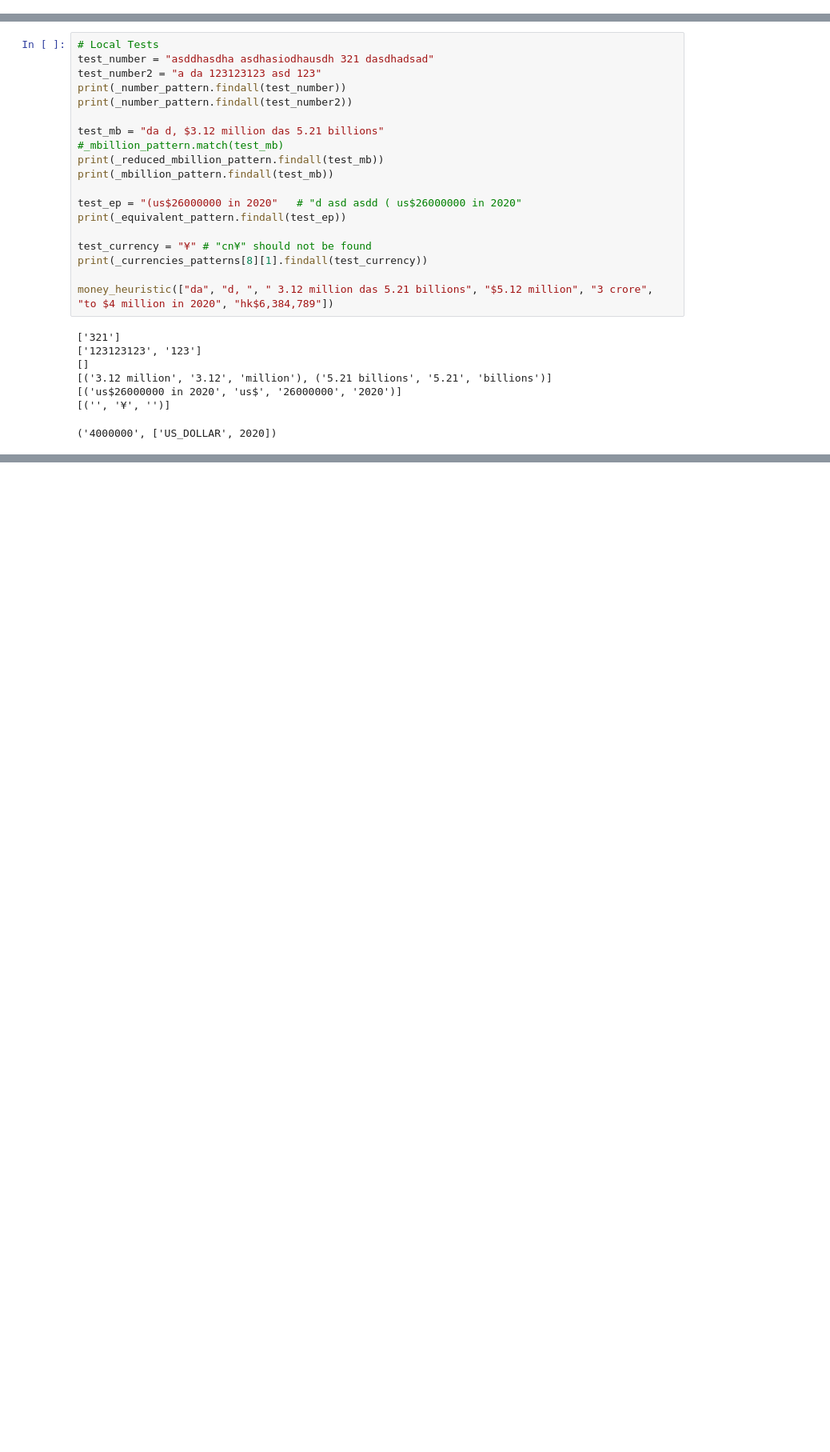
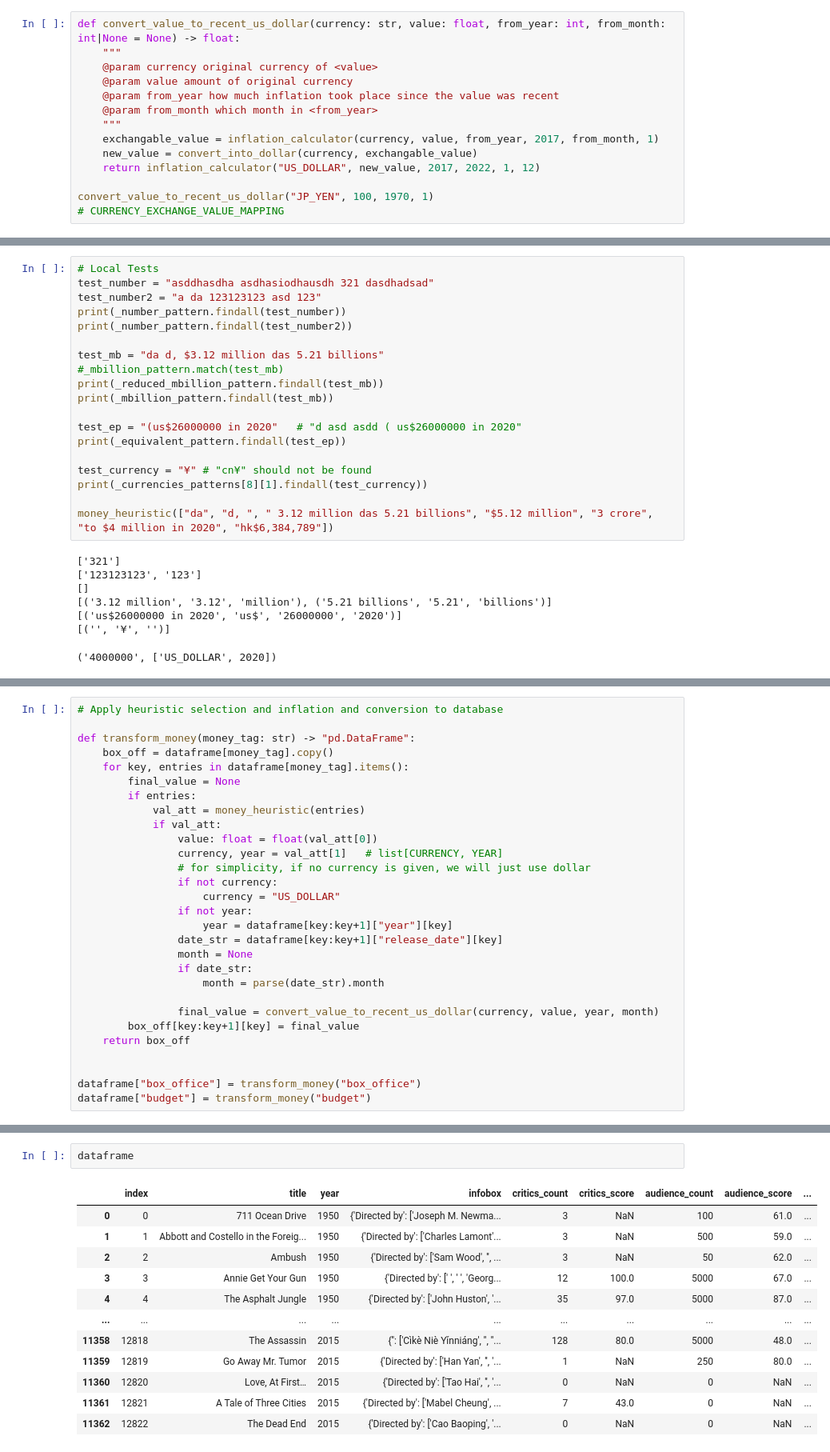
Before and after one commit to Benno49/data-literacy-project, a Jupyter notebook: src/movies/filter/filter_dev.ipynb, the cells around one changed output, grey strips where cells are left out. Shown at 80% size. Cells and saved outputs as stored; diff of their text form; blank space fills up the shorter version.

Commit message:
add conversion rates, insert new values in dataframe

```diff
--- a/src/movies/filter/filter_dev.ipynb
+++ b/src/movies/filter/filter_dev.ipynb
@@ -517,0 +568,14 @@ KeyError: 'Year'
+# %%
+def convert_value_to_recent_us_dollar(currency: str, value: float, from_year: int, from_month: int|None = None) -> float:
+    """
+    @param currency original currency of <value>
+    @param value amount of original currency
+    @param from_year how much inflation took place since the value was recent
+    @param from_month which month in <from_year>
+    """
+    exchangable_value = inflation_calculator(currency, value, from_year, 2017, from_month, 1)
+    new_value = convert_into_dollar(currency, exchangable_value)
+    return inflation_calculator("US_DOLLAR", new_value, 2017, 2022, 1, 12)
+
+convert_value_to_recent_us_dollar("JP_YEN", 100, 1970, 1)
+# CURRENCY_EXCHANGE_VALUE_MAPPING
@@ -831,0 +851,29 @@ inflation_table
+# %%
+# Apply heuristic selection and inflation and conversion to database
+
+def transform_money(money_tag: str) -> "pd.DataFrame":
+    box_off = dataframe[money_tag].copy()
+    for key, entries in dataframe[money_tag].items():
+        final_value = None
+        if entries:
+            val_att = money_heuristic(entries)
+            if val_att:
+                value: float = float(val_att[0])
+                currency, year = val_att[1]   # list[CURRENCY, YEAR]
+                # for simplicity, if no currency is given, we will just use dollar
+                if not currency:
+                    currency = "US_DOLLAR"
+                if not year:
+                    year = dataframe[key:key+1]["year"][key]
+                date_str = dataframe[key:key+1]["release_date"][key]
+                month = None
+                if date_str:
+                    month = parse(date_str).month
+
+                final_value = convert_value_to_recent_us_dollar(currency, value, year, month)
+        box_off[key:key+1][key] = final_value
+    return box_off
+
+
+dataframe["box_office"] = transform_money("box_office")
+dataframe["budget"] = transform_money("budget")
@@ -831,0 +882,15 @@ inflation_table
+# %%
+dataframe
+# %% [output]
+|  | index | title | year | infobox | critics_count | critics_score | audience_count | audience_score | ... |
+| 0 | 0 | 711 Ocean Drive | 1950 | {'Directed by': ['Joseph M. Newma... | 3 | NaN | 100 | 61.0 | ... |
+| 1 | 1 | Abbott and Costello in the Foreig... | 1950 | {'Directed by': ['Charles Lamont'... | 3 | NaN | 500 | 59.0 | ... |
+| 2 | 2 | Ambush | 1950 | {'Directed by': ['Sam Wood', '', ... | 3 | NaN | 50 | 62.0 | ... |
+| 3 | 3 | Annie Get Your Gun | 1950 | {'Directed by': [' ', ' ', 'Georg... | 12 | 100.0 | 5000 | 67.0 | ... |
+| 4 | 4 | The Asphalt Jungle | 1950 | {'Directed by': ['John Huston', '... | 35 | 97.0 | 5000 | 87.0 | ... |
+| ... | ... | ... | ... | ... | ... | ... | ... | ... | ... |
+| 11358 | 12818 | The Assassin | 2015 | {'': ['Cìkè Niè Yǐnniáng', '', ''... | 128 | 80.0 | 5000 | 48.0 | ... |
+| 11359 | 12819 | Go Away Mr. Tumor | 2015 | {'Directed by': ['Han Yan', '', '... | 1 | NaN | 250 | 80.0 | ... |
+| 11360 | 12820 | Love, At First… | 2015 | {'Directed by': ['Tao Hai', '', '... | 0 | NaN | 0 | NaN | ... |
+| 11361 | 12821 | A Tale of Three Cities | 2015 | {'Directed by': ['Mabel Cheung', ... | 7 | 43.0 | 0 | NaN | ... |
+| 11362 | 12822 | The Dead End | 2015 | {'Directed by': ['Cao Baoping', '... | 0 | NaN | 0 | NaN | ... |
```
Also changed, not shown: parts of 16 cells of this notebook, 2 other files.
